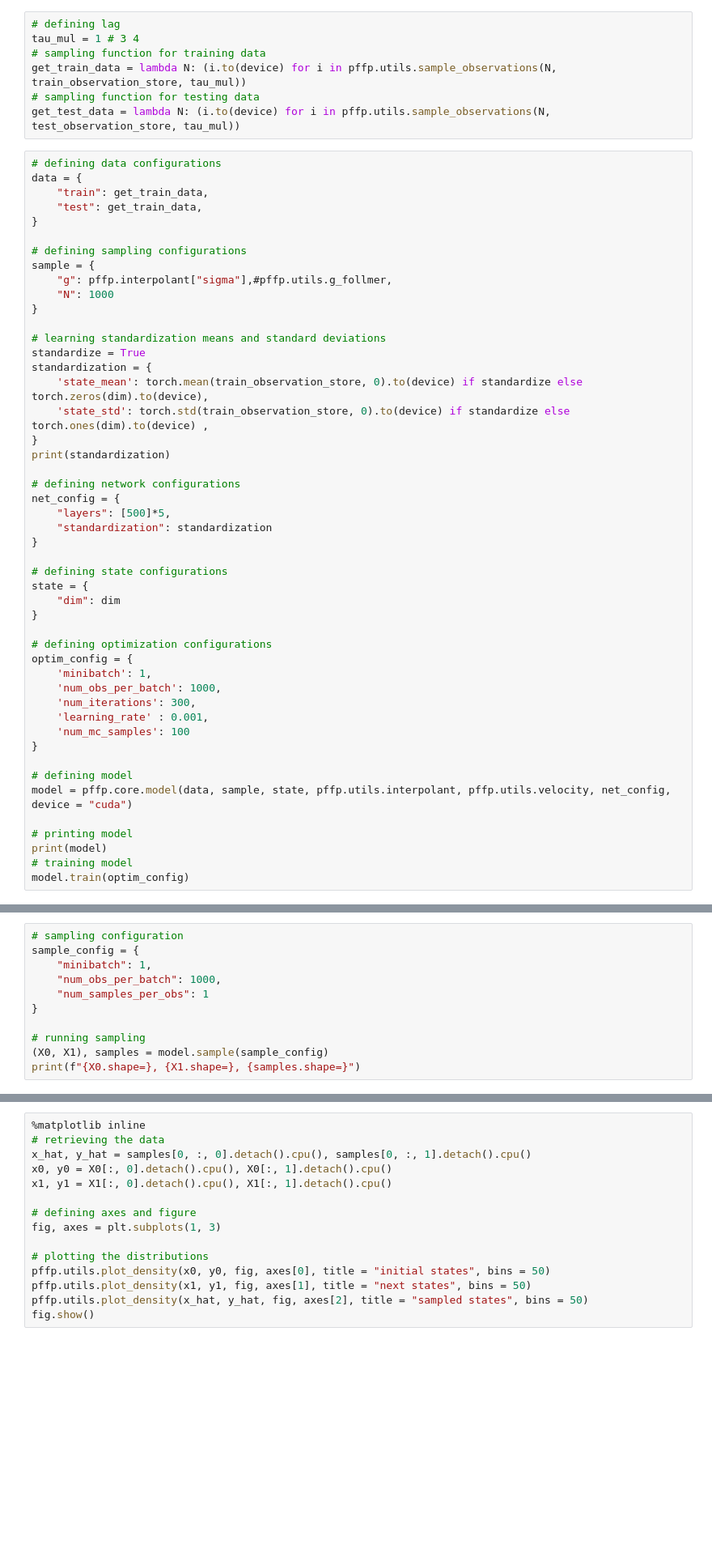
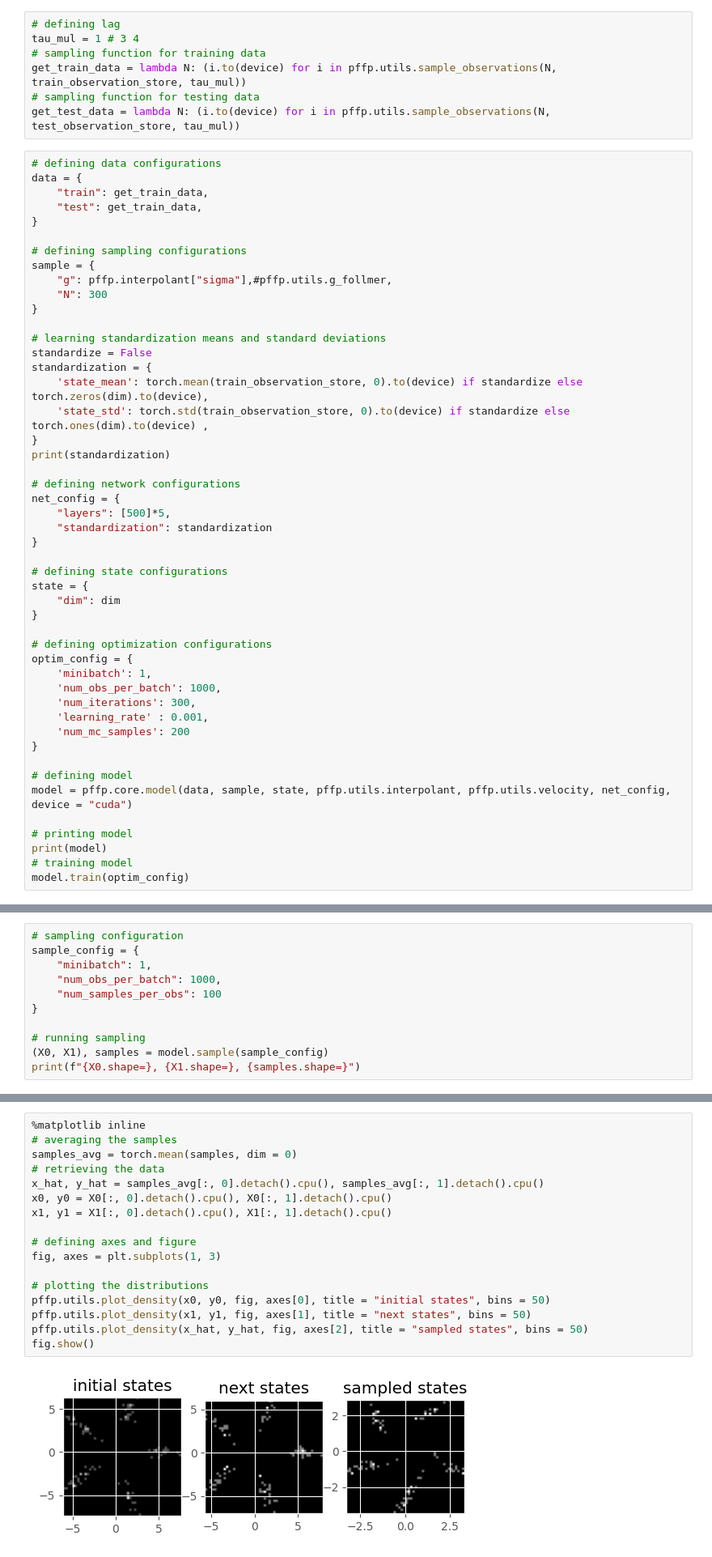
Before and after one commit to FMGS666/ProbForecastFollmerProcess, a Jupyter notebook: multi_modal_jump_diffusion.ipynb, the cells around one changed output, grey strips where cells are left out. Shown at 81% size. Cells and saved outputs as stored; diff of their text form; blank space fills up the shorter version.

```diff
--- a/multi_modal_jump_diffusion.ipynb
+++ b/multi_modal_jump_diffusion.ipynb
@@ -121,11 +136,11 @@ data = {
 # defining sampling configurations
 sample = {
     "g": pffp.interpolant["sigma"],#pffp.utils.g_follmer,
-    "N": 1000
+    "N": 300
 }
 
 # learning standardization means and standard deviations
-standardize = True
+standardize = False
 standardization = {
     'state_mean': torch.mean(train_observation_store, 0).to(device) if standardize else torch.zeros(dim).to(device),
     'state_std': torch.std(train_observation_store, 0).to(device) if standardize else torch.ones(dim).to(device) ,
@@ -149,7 +164,7 @@ optim_config = {
     'num_obs_per_batch': 1000,
     'num_iterations': 300,
     'learning_rate' : 0.001,
-    'num_mc_samples': 100
+    'num_mc_samples': 200
 }
 
 # defining model
@@ -178,7 +217,7 @@ axes[1].plot(lrs)
 sample_config = {
     "minibatch": 1,
     "num_obs_per_batch": 1000,
-    "num_samples_per_obs": 1
+    "num_samples_per_obs": 100
 }
 
 # running sampling
@@ -187,18 +244,22 @@ print(f"{X0.shape=}, {X1.shape=}, {samples.shape=}")
 # %%
 %matplotlib inline
+# averaging the samples
+samples_avg = torch.mean(samples, dim = 0)
 # retrieving the data
-x_hat, y_hat = samples[0, :, 0].detach().cpu(), samples[0, :, 1].detach().cpu()
+x_hat, y_hat = samples_avg[:, 0].detach().cpu(), samples_avg[:, 1].detach().cpu()
 x0, y0 = X0[:, 0].detach().cpu(), X0[:, 1].detach().cpu()
 x1, y1 = X1[:, 0].detach().cpu(), X1[:, 1].detach().cpu()
 
 # defining axes and figure
 fig, axes = plt.subplots(1, 3)
 
 # plotting the distributions
 pffp.utils.plot_density(x0, y0, fig, axes[0], title = "initial states", bins = 50)
 pffp.utils.plot_density(x1, y1, fig, axes[1], title = "next states", bins = 50)
 pffp.utils.plot_density(x_hat, y_hat, fig, axes[2], title = "sampled states", bins = 50)
 fig.show()
+# %% [output]
+[figure, added]
 # %%
 # converting to angular coordinates
 theta_0 = pffp.utils.vec2angle(x0,y0)
```
Also changed, not shown: parts of 12 cells of this notebook, 2 other files.
